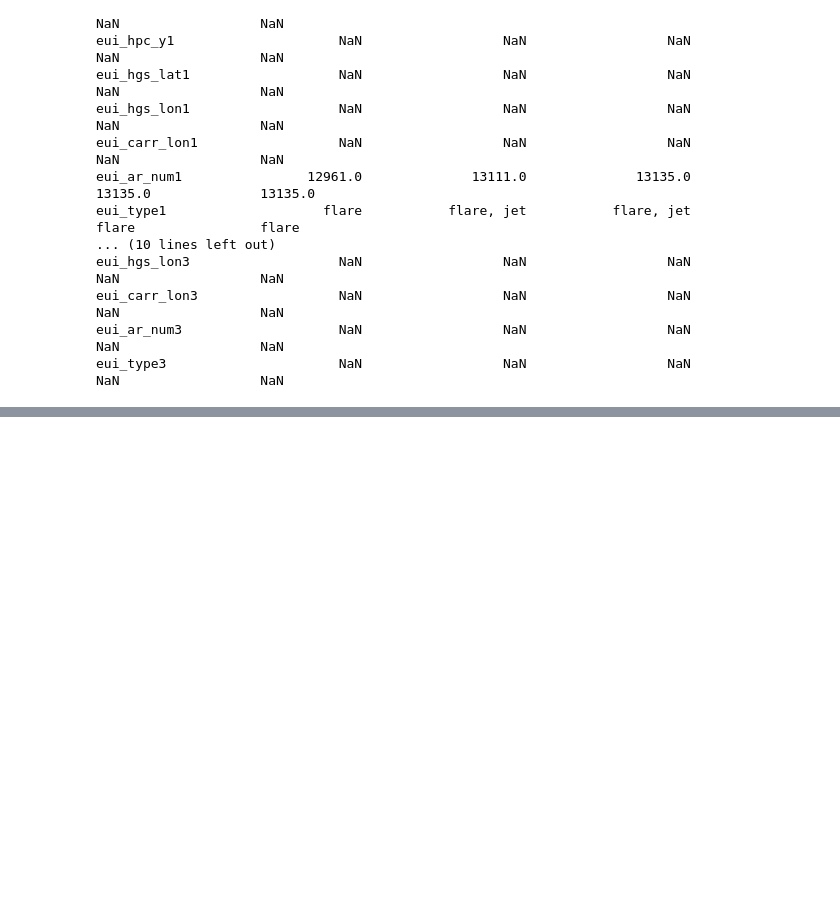
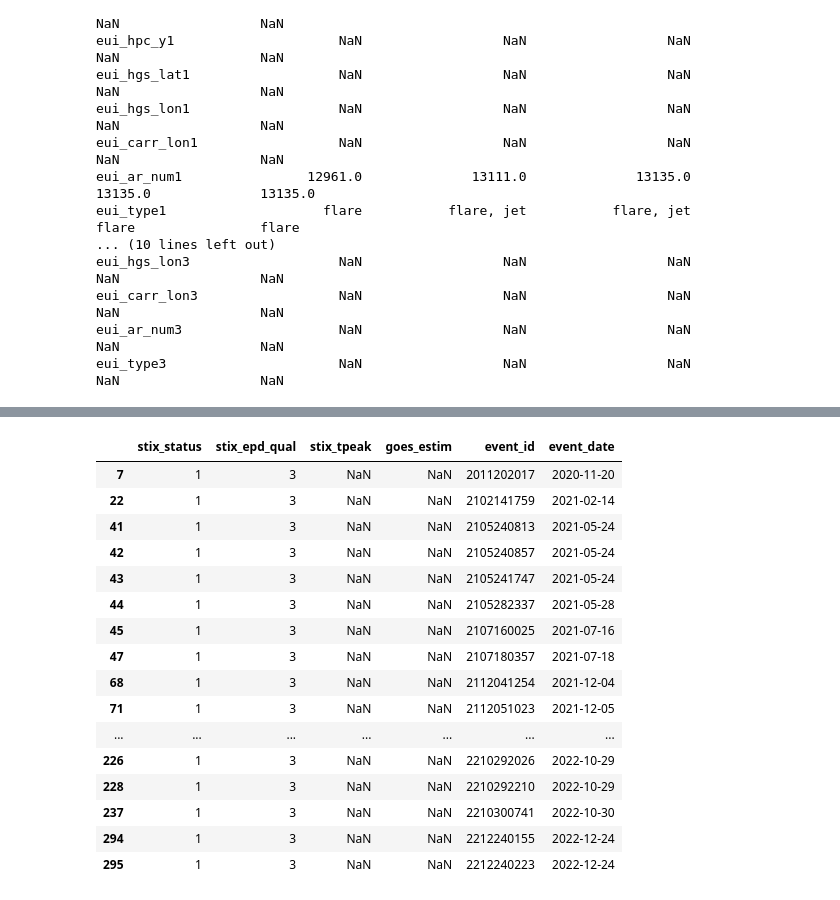
Before and after one commit to namccormick/coseecat_dr1, a Jupyter notebook: coseecat_v1.ipynb, the cells around one changed output, grey strips where cells are left out. Cells and saved outputs as stored; diff of their text form; code cells hidden in the pictures; blank space fills up the shorter version.

```diff
--- a/coseecat_v1.ipynb
+++ b/coseecat_v1.ipynb
@@ -646,0 +822,21 @@ eui_type3                      NaN                  NaN                  NaN
+# %%
+cols = ["stix_status", "stix_epd_qual", "stix_tpeak", "goes_estim", "event_id", "event_date"]  # add date/ID columns here
+noflare[cols]
+# %% [output]
+|  | stix_status | stix_epd_qual | stix_tpeak | goes_estim | event_id | event_date |
+| 7 | 1 | 3 | NaN | NaN | 2011202017 | 2020-11-20 |
+| 22 | 1 | 3 | NaN | NaN | 2102141759 | 2021-02-14 |
+| 41 | 1 | 3 | NaN | NaN | 2105240813 | 2021-05-24 |
+| 42 | 1 | 3 | NaN | NaN | 2105240857 | 2021-05-24 |
+| 43 | 1 | 3 | NaN | NaN | 2105241747 | 2021-05-24 |
+| 44 | 1 | 3 | NaN | NaN | 2105282337 | 2021-05-28 |
+| 45 | 1 | 3 | NaN | NaN | 2107160025 | 2021-07-16 |
+| 47 | 1 | 3 | NaN | NaN | 2107180357 | 2021-07-18 |
+| 68 | 1 | 3 | NaN | NaN | 2112041254 | 2021-12-04 |
+| 71 | 1 | 3 | NaN | NaN | 2112051023 | 2021-12-05 |
+| ... | ... | ... | ... | ... | ... | ... |
+| 226 | 1 | 3 | NaN | NaN | 2210292026 | 2022-10-29 |
+| 228 | 1 | 3 | NaN | NaN | 2210292210 | 2022-10-29 |
+| 237 | 1 | 3 | NaN | NaN | 2210300741 | 2022-10-30 |
+| 294 | 1 | 3 | NaN | NaN | 2212240155 | 2022-12-24 |
+| 295 | 1 | 3 | NaN | NaN | 2212240223 | 2022-12-24 |
```
Also changed, not shown: parts of 19 cells of this notebook.
